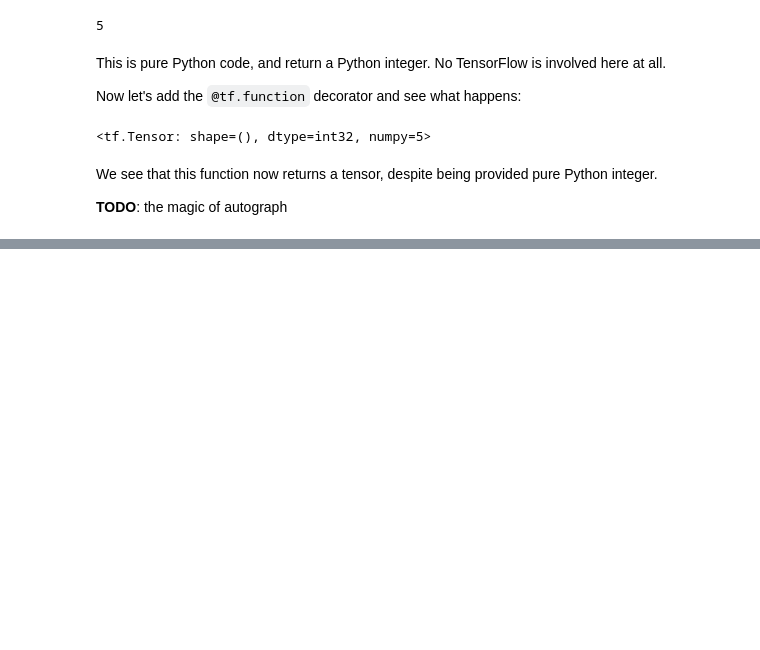
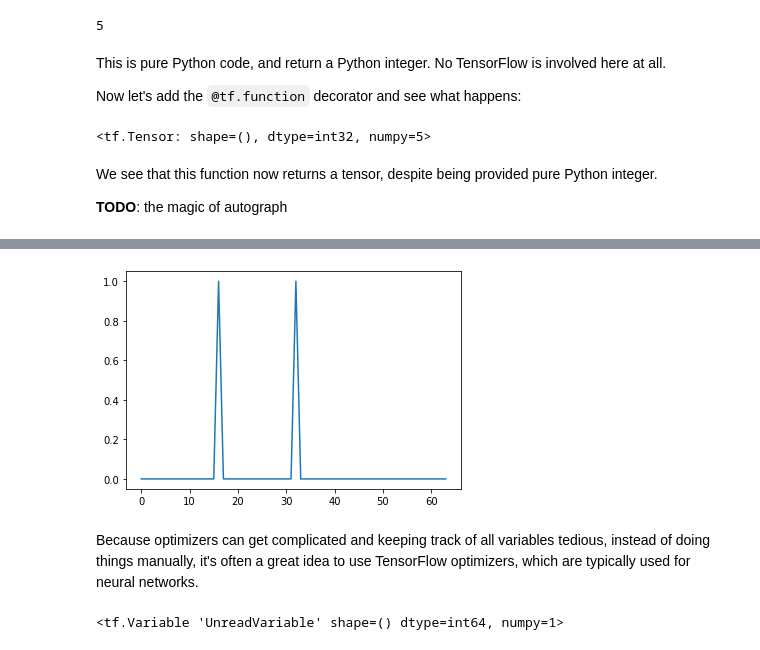
Before and after one commit to CosmoStat/Tutorials, a Jupyter notebook: TensorFlowFirstSteps.ipynb, the cells around one changed output, grey strips where cells are left out. Cells and saved outputs as stored; diff of their text form; code cells hidden in the pictures; blank space fills up the shorter version.

```diff
--- a/TensorFlowFirstSteps.ipynb
+++ b/TensorFlowFirstSteps.ipynb
@@ -138,0 +251,2 @@ The most important part of TensorFlow is automatic differentation.
+# %%
+x_var = tf.Variable(x)
@@ -138,0 +263,14 @@ The most important part of TensorFlow is automatic differentation.
+# %%
+plot(x_var.numpy());
+# %% [output]
+[figure, added]
+# %% [markdown]
+Because optimizers can get complicated and keeping track of all variables tedious, instead of doing things manually, it's often a great idea to use TensorFlow optimizers, which are typically used for neural networks.
+# %%
+# Define an optimizer
+optimizer = tf.keras.optimizers.SGD(learning_rate=1)
+
+# Perform one iteration of the optimizer
+optimizer.minimize( lambda : loss(x_var, y, A), [x_var])
+# %% [output]
+<tf.Variable 'UnreadVariable' shape=() dtype=int64, numpy=1>
```
Also changed, not shown: parts of 15 cells of this notebook.
